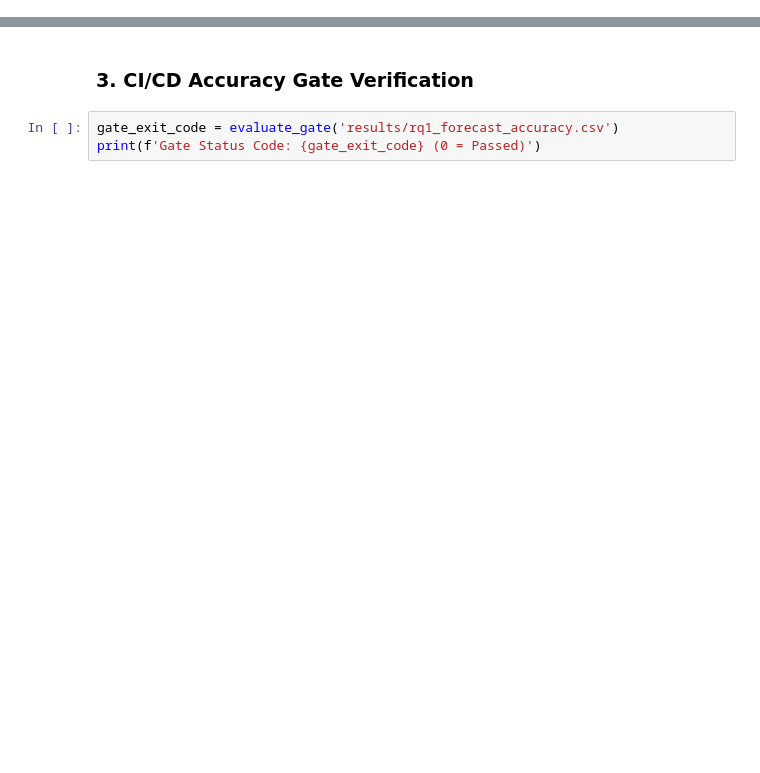
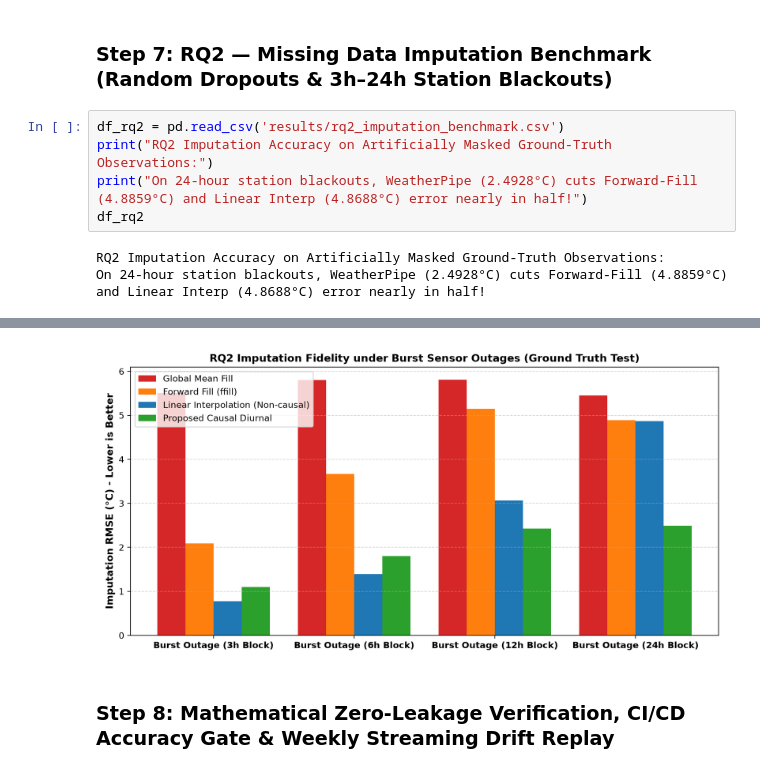
Before and after one commit to baidi-prob/DSTT-Project-Working, a Jupyter notebook: notebooks/03_automated_pipeline_comparison.ipynb, the cells around one changed output, grey strips where cells are left out. Cells and saved outputs as stored; diff of their text form; blank space fills up the shorter version.

```diff
--- a/notebooks/03_automated_pipeline_comparison.ipynb
+++ b/notebooks/03_automated_pipeline_comparison.ipynb
@@ -21,0 +114,10 @@ res_rq2.head(10)
+# %% [markdown]
+### Step 7: RQ2 — Missing Data Imputation Benchmark (Random Dropouts & 3h–24h Station Blackouts)
+# %%
+df_rq2 = pd.read_csv('results/rq2_imputation_benchmark.csv')
+print("RQ2 Imputation Accuracy on Artificially Masked Ground-Truth Observations:")
+print("On 24-hour station blackouts, WeatherPipe (2.4928°C) cuts Forward-Fill (4.8859°C) and Linear Interp (4.8688°C) error nearly in half!")
+df_rq2
+# %% [output]
+RQ2 Imputation Accuracy on Artificially Masked Ground-Truth Observations:
+On 24-hour station blackouts, WeatherPipe (2.4928°C) cuts Forward-Fill (4.8859°C) and Linear Interp (4.8688°C) error nearly in half!
@@ -22,5 +131,3 @@ res_rq2.head(10)
+[figure, added]
 # %% [markdown]
-### 3. CI/CD Accuracy Gate Verification
+### Step 8: Mathematical Zero-Leakage Verification, CI/CD Accuracy Gate & Weekly Streaming Drift Replay
-# %%
-gate_exit_code = evaluate_gate('results/rq1_forecast_accuracy.csv')
-print(f'Gate Status Code: {gate_exit_code} (0 = Passed)')
```
Also changed, not shown: parts of 23 cells of this notebook, 36 other files.
